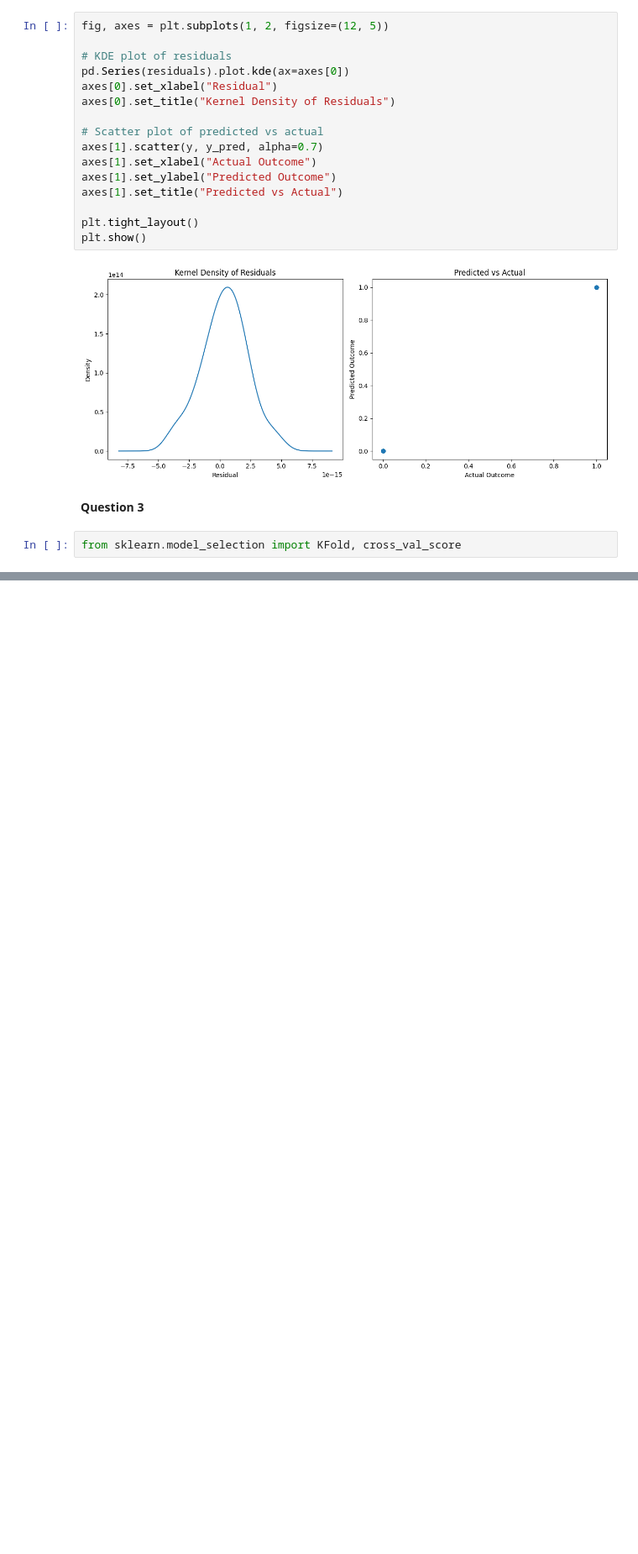
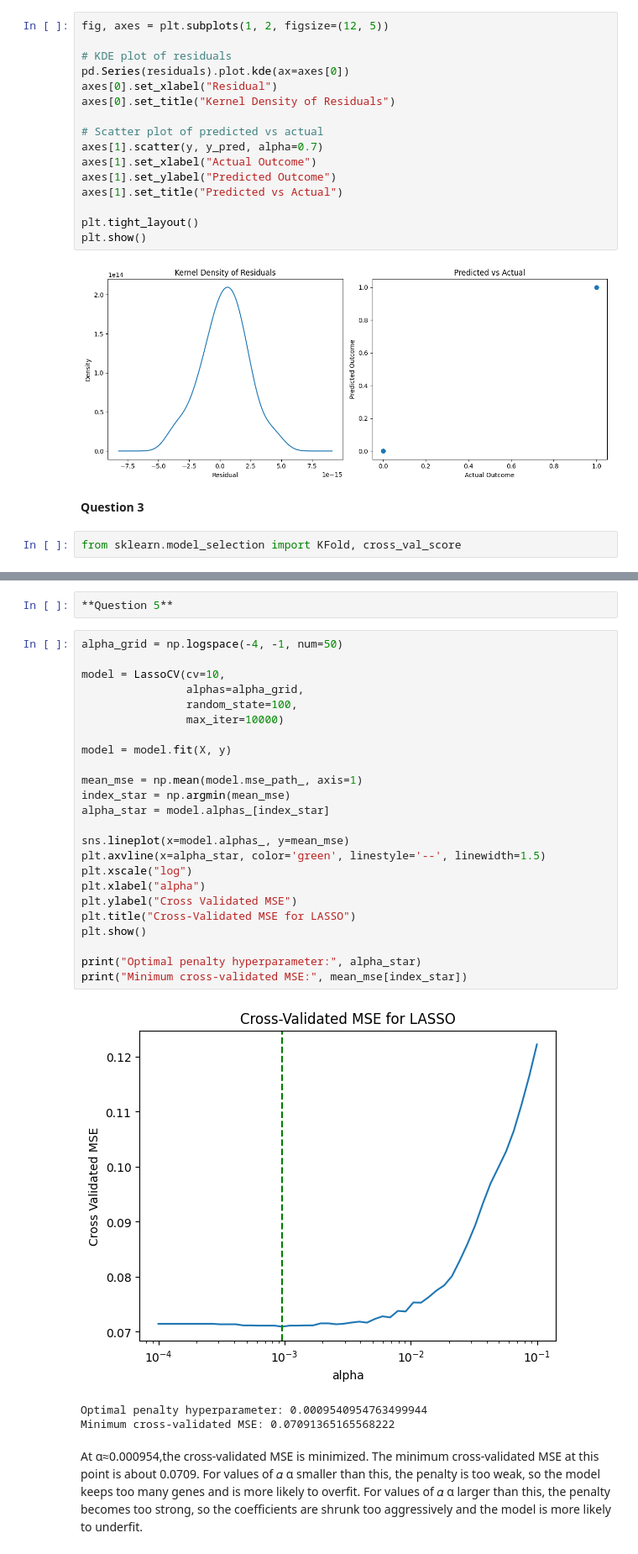
Before and after one commit to an9o/DS3021_Assignments, a Jupyter notebook: Genomics_Lab/work.ipynb, the cells around one changed output, grey strips where cells are left out. Shown at 84% size. Cells and saved outputs as stored; diff of their text form; blank space fills up the shorter version.

```diff
--- a/Genomics_Lab/work.ipynb
+++ b/Genomics_Lab/work.ipynb
@@ -115,0 +179,32 @@ Mean CV MSE: 0.04973706409064179
+# %%
+**Question 5**
+# %%
+alpha_grid = np.logspace(-4, -1, num=50)
+
+model = LassoCV(cv=10,
+                alphas=alpha_grid,
+                random_state=100,
+                max_iter=10000)
+
+model = model.fit(X, y)
+
+mean_mse = np.mean(model.mse_path_, axis=1)
+index_star = np.argmin(mean_mse)
+alpha_star = model.alphas_[index_star]
+
+sns.lineplot(x=model.alphas_, y=mean_mse)
+plt.axvline(x=alpha_star, color='green', linestyle='--', linewidth=1.5)
+plt.xscale("log")
+plt.xlabel("alpha")
+plt.ylabel("Cross Validated MSE")
+plt.title("Cross-Validated MSE for LASSO")
+plt.show()
+
+print("Optimal penalty hyperparameter:", alpha_star)
+print("Minimum cross-validated MSE:", mean_mse[index_star])
+# %% [output]
+[figure, added]
+Optimal penalty hyperparameter: 0.0009540954763499944
+Minimum cross-validated MSE: 0.07091365165568222
+# %% [markdown]
+At α≈0.000954,the cross-validated MSE is minimized. The minimum cross-validated MSE at this point is about 0.0709. For values of 𝛼 α smaller than this, the penalty is too weak, so the model keeps too many genes and is more likely to overfit. For values of 𝛼 α larger than this, the penalty becomes too strong, so the coefficients are shrunk too aggressively and the model is more likely to underfit.
```
Also changed, not shown: parts of 11 cells of this notebook.
